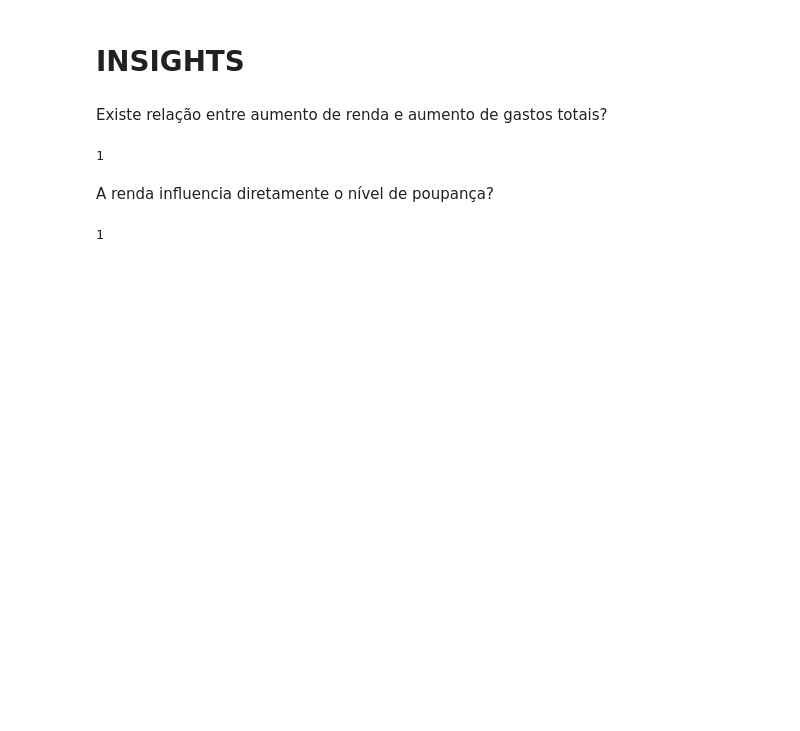
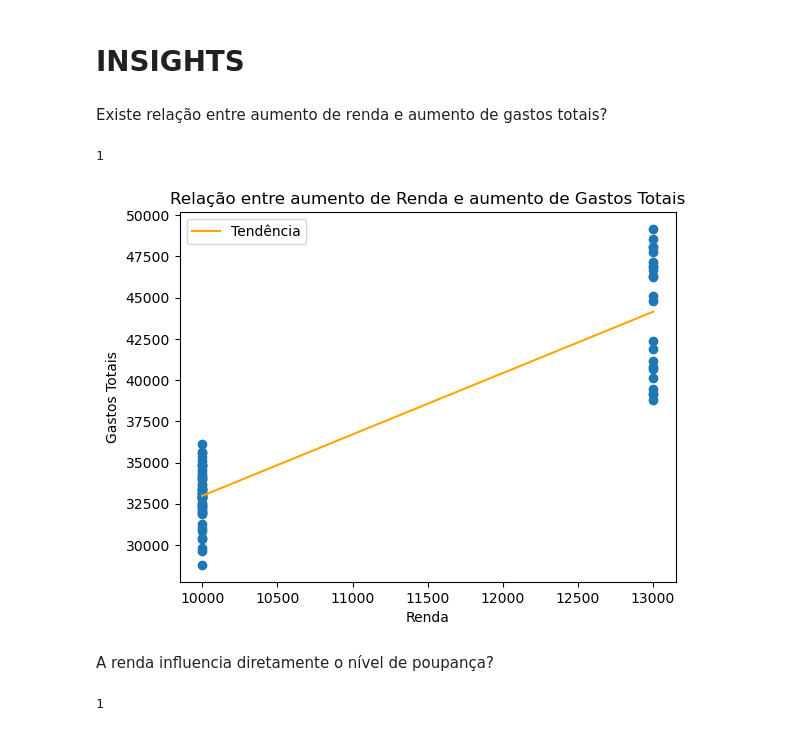
Before and after one commit to emiliogaspar27/data-analysis-portfolio, a Jupyter notebook: Monthly_Spending_Analysis/notebooks/Monthly_Spending_Analysis.ipynb, the cells around one changed output. Drawn from its saved outputs; the diff is of its cells as text; code cells hidden in the pictures; blank space fills up the shorter version.

```diff
--- a/Monthly_Spending_Analysis/notebooks/Monthly_Spending_Analysis.ipynb
+++ b/Monthly_Spending_Analysis/notebooks/Monthly_Spending_Analysis.ipynb
@@ -110,6 +112,19 @@ Existe relação entre aumento de renda e aumento de gastos totais?
 round(df['Rent (₹)'].corr(df['Total Expenditure (₹)']))
 # %% [output]
 1
+# %%
+renda = df['Rent (₹)']
+gastos_mensais = df['Total Expenditure (₹)']
+m, b = np.polyfit(renda, gastos_mensais, 1)
+plt.plot(renda, m*renda + b, color='orange', label='Tendência')
+plt.legend()
+plt.scatter(renda, gastos_mensais)
+plt.title('Relação entre aumento de Renda e aumento de Gastos Totais')
+plt.xlabel('Renda')
+plt.ylabel('Gastos Totais')
+plt.show()
+# %% [output]
+[figure, added]
 # %% [markdown]
 A renda influencia diretamente o nível de poupança?
 # %%
```
Also changed, not shown: parts of 2 cells of this notebook.
